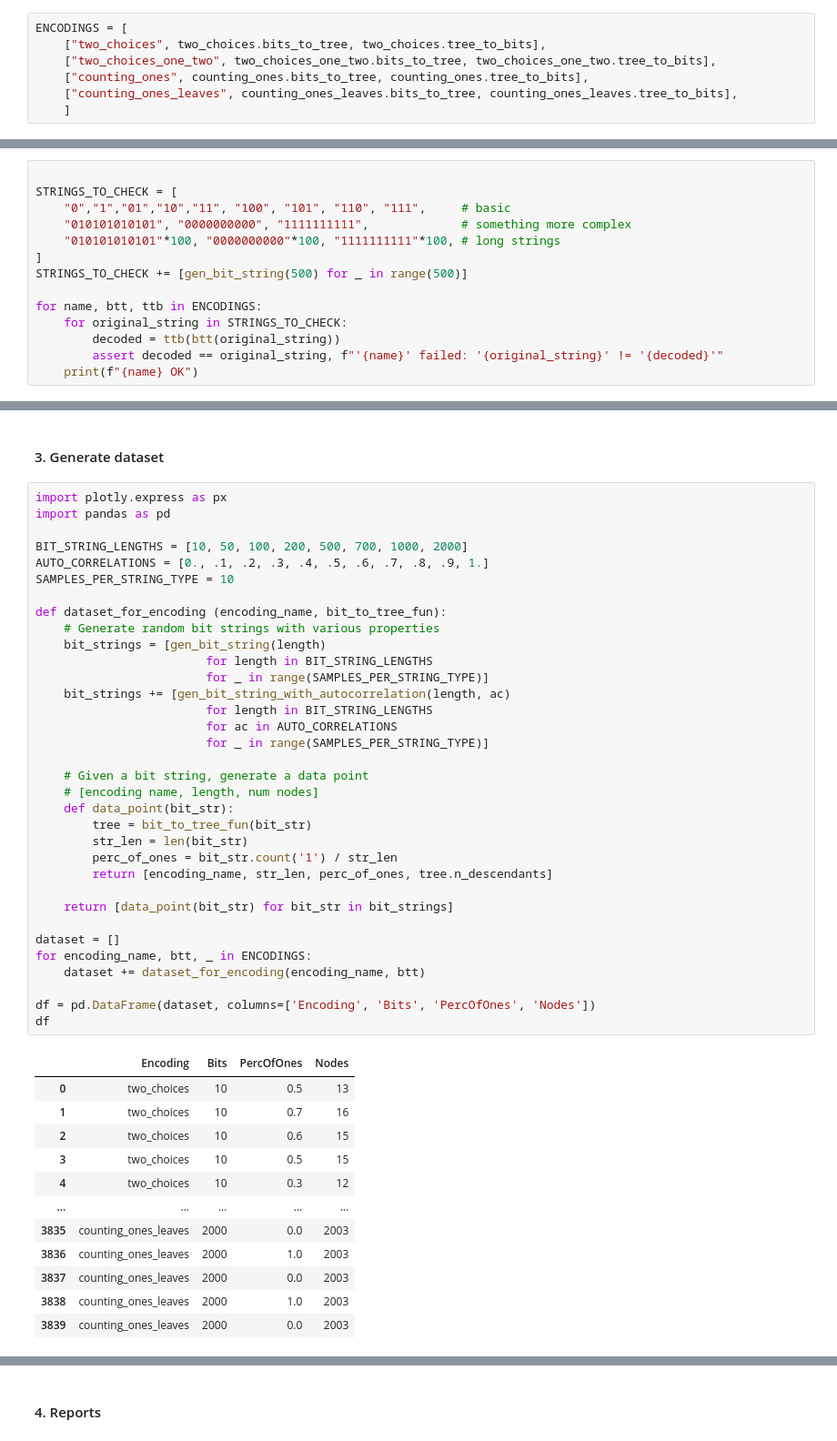
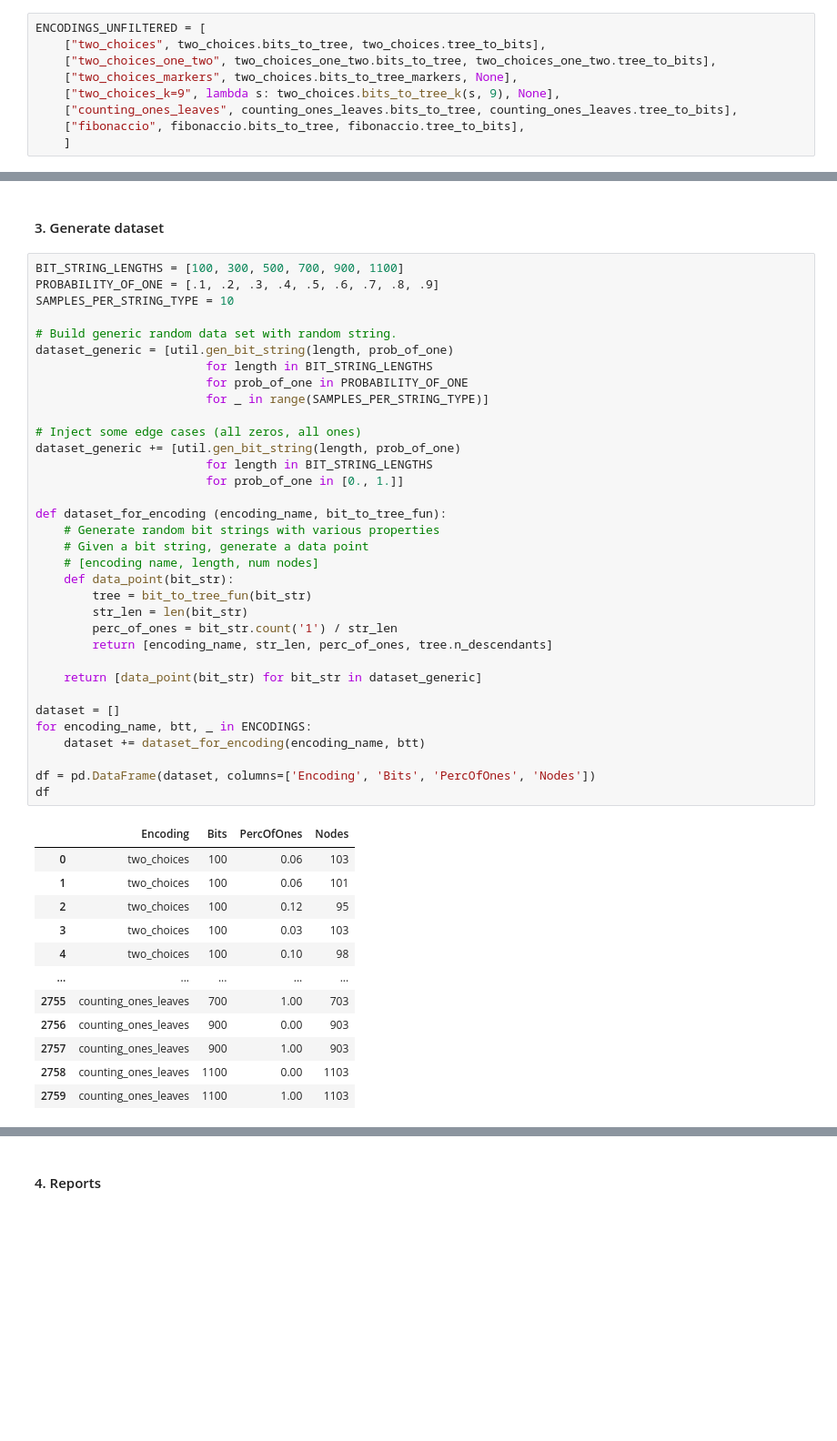
Before and after one commit to marcomaida/claycode, a Jupyter notebook: experiments/bit_to_tree/encoding_comparison.ipynb, the cells around one changed output, grey strips where cells are left out. Shown at 91% size. Drawn from its saved outputs; the diff is of its cells as text; blank space fills up the shorter version.

```diff
--- a/experiments/bit_to_tree/encoding_comparison.ipynb
+++ b/experiments/bit_to_tree/encoding_comparison.ipynb
@@ -48,10 +19,12 @@ def gen_bit_string_with_autocorrelation(length, auto_correlation=0.5): # 0.5 = r
 # %% [markdown]
 #### 1 - Define encodings to compare
 # %%
-ENCODINGS = [
+ENCODINGS_UNFILTERED = [
     ["two_choices", two_choices.bits_to_tree, two_choices.tree_to_bits],
     ["two_choices_one_two", two_choices_one_two.bits_to_tree, two_choices_one_two.tree_to_bits],
-    ["counting_ones", counting_ones.bits_to_tree, counting_ones.tree_to_bits],
+    ["two_choices_markers", two_choices.bits_to_tree_markers, None],
+    ["two_choices_k=9", lambda s: two_choices.bits_to_tree_k(s, 9), None],
     ["counting_ones_leaves", counting_ones_leaves.bits_to_tree, counting_ones_leaves.tree_to_bits],
+    ["fibonaccio", fibonaccio.bits_to_tree, fibonaccio.tree_to_bits],
     ]
 # %% [markdown]
@@ -59,14 +31,0 @@ ENCODINGS = [
-# %%
-
-STRINGS_TO_CHECK = [
-    "0","1","01","10","11", "100", "101", "110", "111",     # basic
-    "010101010101", "0000000000", "1111111111",             # something more complex
-    "010101010101"*100, "0000000000"*100, "1111111111"*100, # long strings
-]
-STRINGS_TO_CHECK += [gen_bit_string(500) for _ in range(500)]
-
-for name, btt, ttb in ENCODINGS:
-    for original_string in STRINGS_TO_CHECK:
-        decoded = ttb(btt(original_string))
-        assert decoded == original_string, f"'{name}' failed: '{original_string}' != '{decoded}'"
-    print(f"{name} OK")
@@ -78,49 +78,49 @@ counting_ones_leaves OK
 # %% [markdown]
 #### 3. Generate dataset
 # %%
-import plotly.express as px
-import pandas as pd
+BIT_STRING_LENGTHS = [100, 300, 500, 700, 900, 1100]
+PROBABILITY_OF_ONE = [.1, .2, .3, .4, .5, .6, .7, .8, .9]
+SAMPLES_PER_STRING_TYPE = 10
 
-BIT_STRING_LENGTHS = [10, 50, 100, 200, 500, 700, 1000, 2000]
-AUTO_CORRELATIONS = [0., .1, .2, .3, .4, .5, .6, .7, .8, .9, 1.]
-SAMPLES_PER_STRING_TYPE = 10
+# Build generic random data set with random string.
+dataset_generic = [util.gen_bit_string(length, prob_of_one)
+                        for length in BIT_STRING_LENGTHS
+                        for prob_of_one in PROBABILITY_OF_ONE
+                        for _ in range(SAMPLES_PER_STRING_TYPE)]
+
+# Inject some edge cases (all zeros, all ones)
+dataset_generic += [util.gen_bit_string(length, prob_of_one)
+                        for length in BIT_STRING_LENGTHS
+                        for prob_of_one in [0., 1.]]
 
 def dataset_for_encoding (encoding_name, bit_to_tree_fun):
     # Generate random bit strings with various properties
-    bit_strings = [gen_bit_string(length)
-                        for length in BIT_STRING_LENGTHS
-                        for _ in range(SAMPLES_PER_STRING_TYPE)]
-    bit_strings += [gen_bit_string_with_autocorrelation(length, ac)
-                        for length in BIT_STRING_LENGTHS
-                        for ac in AUTO_CORRELATIONS
-                        for _ in range(SAMPLES_PER_STRING_TYPE)]
-
     # Given a bit string, generate a data point
     # [encoding name, length, num nodes]
     def data_point(bit_str):
         tree = bit_to_tree_fun(bit_str)
         str_len = len(bit_str)
         perc_of_ones = bit_str.count('1') / str_len
         return [encoding_name, str_len, perc_of_ones, tree.n_descendants]
 
-    return [data_point(bit_str) for bit_str in bit_strings]
+    return [data_point(bit_str) for bit_str in dataset_generic]
 
 dataset = []
 for encoding_name, btt, _ in ENCODINGS:
     dataset += dataset_for_encoding(encoding_name, btt)
 
 df = pd.DataFrame(dataset, columns=['Encoding', 'Bits', 'PercOfOnes', 'Nodes'])
 df
 # %% [output]
 |  | Encoding | Bits | PercOfOnes | Nodes |
-| 0 | two_choices | 10 | 0.5 | 13 |
-| 1 | two_choices | 10 | 0.7 | 16 |
-| 2 | two_choices | 10 | 0.6 | 15 |
-| 3 | two_choices | 10 | 0.5 | 15 |
-| 4 | two_choices | 10 | 0.3 | 12 |
+| 0 | two_choices | 100 | 0.06 | 103 |
+| 1 | two_choices | 100 | 0.06 | 101 |
+| 2 | two_choices | 100 | 0.12 | 95 |
+| 3 | two_choices | 100 | 0.03 | 103 |
+| 4 | two_choices | 100 | 0.10 | 98 |
 | ... | ... | ... | ... | ... |
-| 3835 | counting_ones_leaves | 2000 | 0.0 | 2003 |
-| 3836 | counting_ones_leaves | 2000 | 1.0 | 2003 |
-| 3837 | counting_ones_leaves | 2000 | 0.0 | 2003 |
-| 3838 | counting_ones_leaves | 2000 | 1.0 | 2003 |
-| 3839 | counting_ones_leaves | 2000 | 0.0 | 2003 |
+| 2755 | counting_ones_leaves | 700 | 1.00 | 703 |
+| 2756 | counting_ones_leaves | 900 | 0.00 | 903 |
+| 2757 | counting_ones_leaves | 900 | 1.00 | 903 |
+| 2758 | counting_ones_leaves | 1100 | 0.00 | 1103 |
+| 2759 | counting_ones_leaves | 1100 | 1.00 | 1103 |
```
Also changed, not shown: parts of 9 cells of this notebook, 2 other files.
